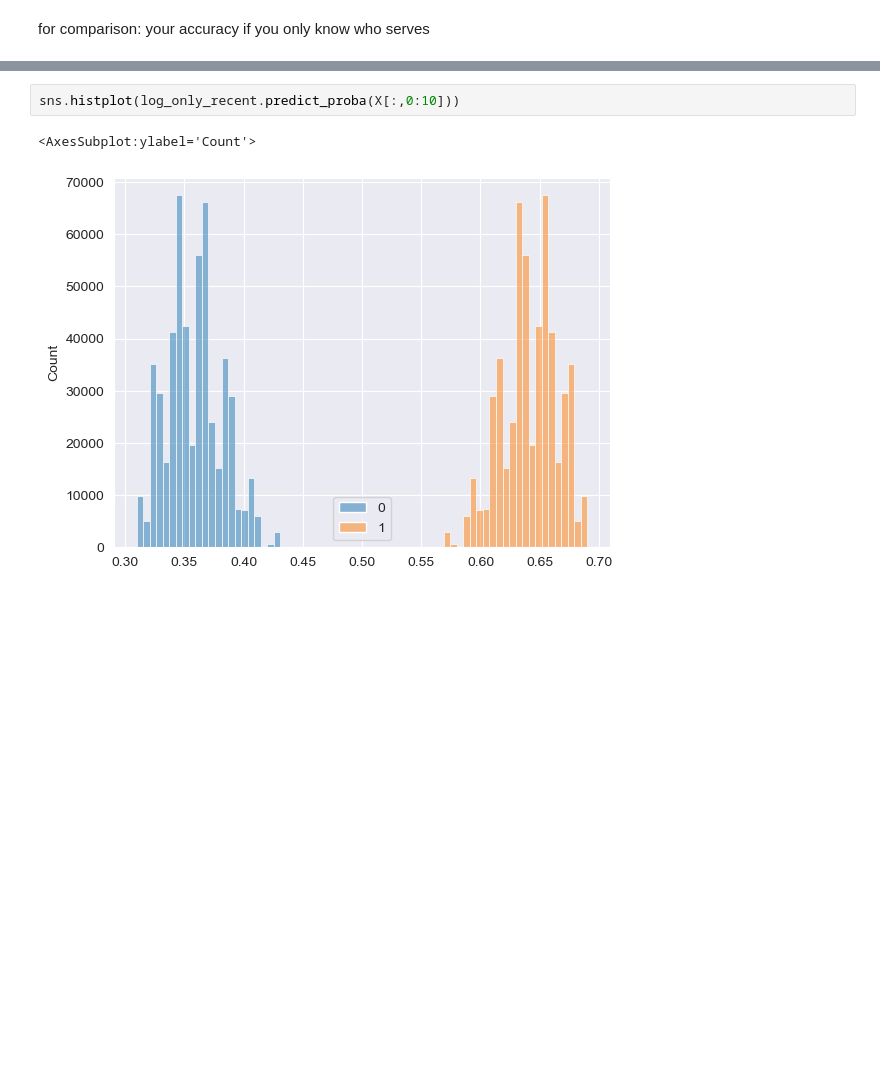
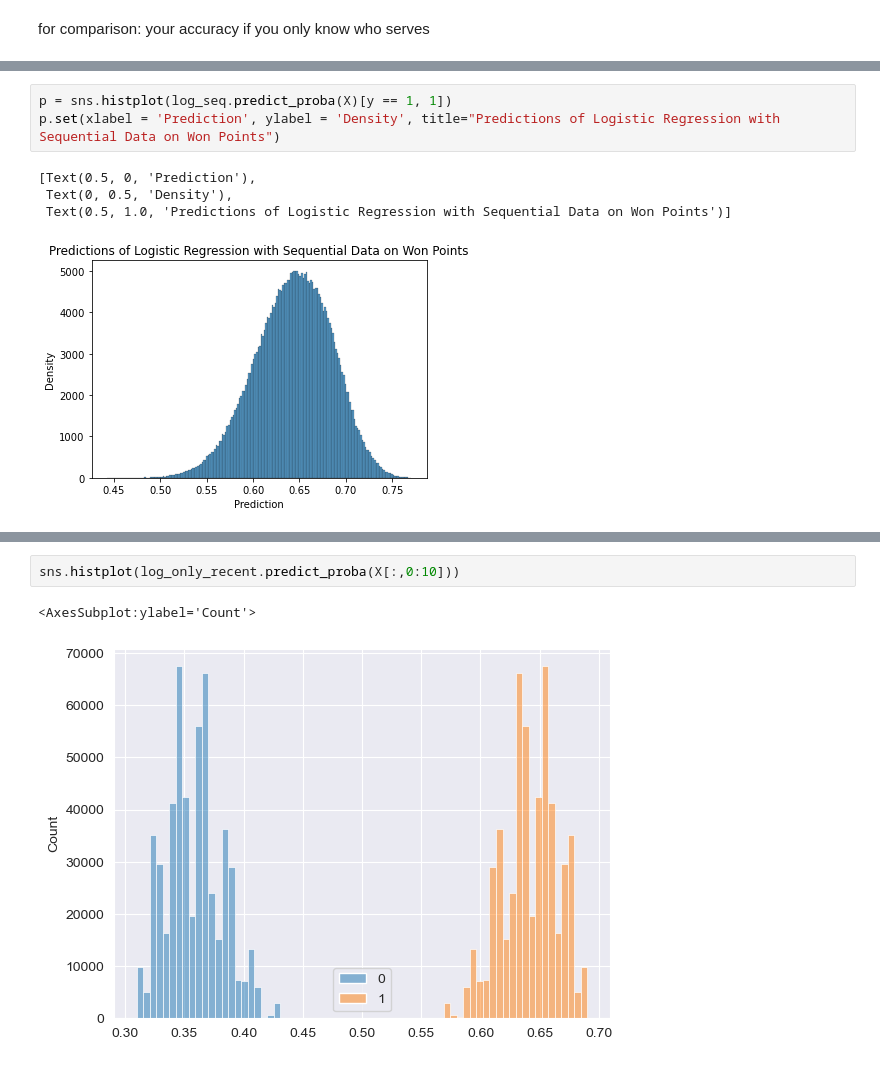
Before and after one commit to hoanganhminh01/CSE-481DS-Tennis-Analysis, a Jupyter notebook: src/streakiness.ipynb, the cells around one changed output, grey strips where cells are left out. Drawn from its saved outputs; the diff is of its cells as text; blank space fills up the shorter version.

```diff
--- a/src/streakiness.ipynb
+++ b/src/streakiness.ipynb
@@ -199,3 +206,11 @@ plt.savefig("../plots/logseq.png")
+# %%
+p = sns.histplot(log_seq.predict_proba(X)[y == 1, 1])
+p.set(xlabel = 'Prediction', ylabel = 'Density', title="Predictions of Logistic Regression with Sequential Data on Won Points")
+# %% [output]
+[Text(0.5, 0, 'Prediction'),
+ Text(0, 0.5, 'Density'),
+ Text(0.5, 1.0, 'Predictions of Logistic Regression with Sequential Data on Won Points')]
+[figure, added]
 # %%
 p = sns.histplot(linear_seq.predict(X))
 p.set(xlabel = 'Prediction', ylabel = 'Density', title="Probability Densities for Linear Regression with Sequential Data")
```
Also changed, not shown: parts of 17 cells of this notebook.
